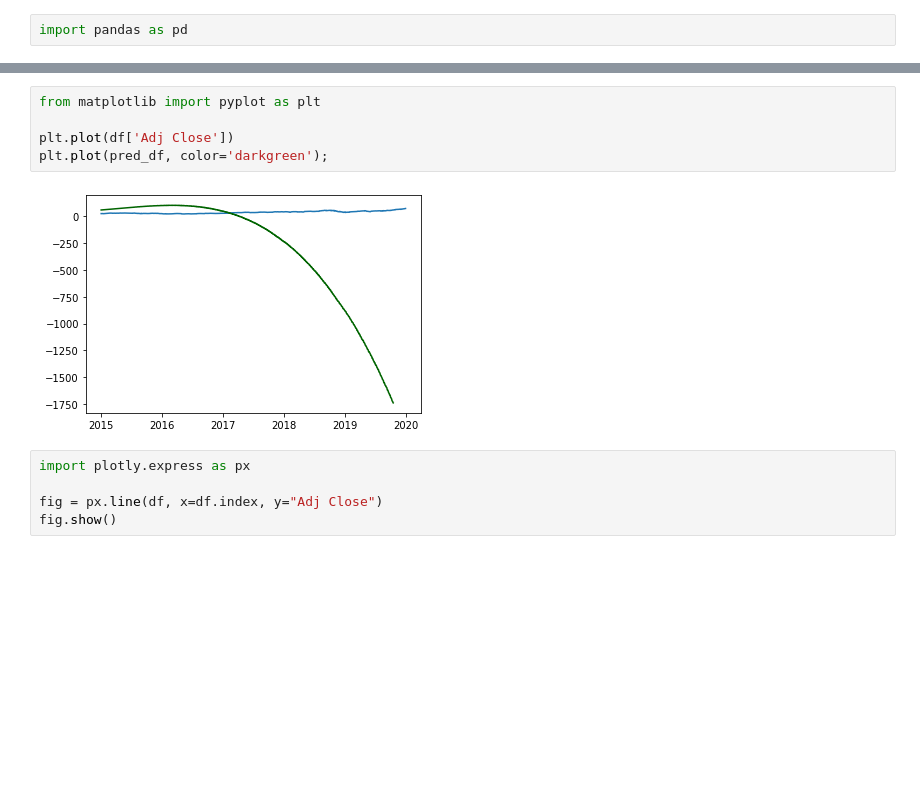
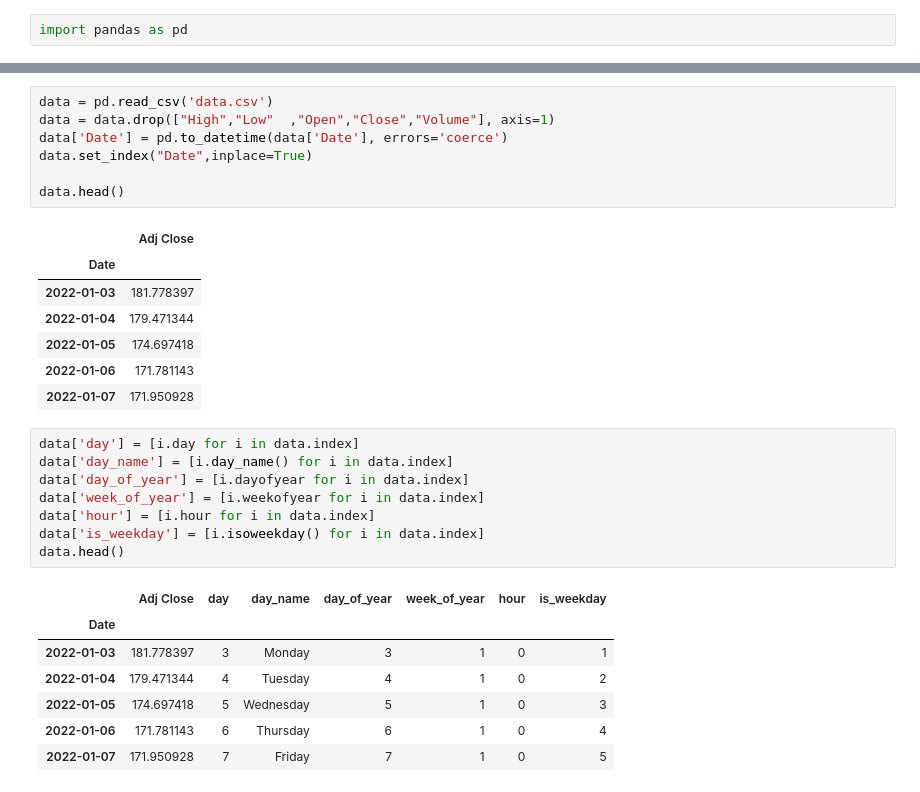
Before and after one commit to burakugurr/Auto-ML, a Jupyter notebook: test.ipynb, the cells around one changed output, grey strips where cells are left out. Drawn from its saved outputs; the diff is of its cells as text; blank space fills up the shorter version.

```diff
--- a/test.ipynb
+++ b/test.ipynb
@@ -270,12 +3,31 @@ pred_df
-# %%
-from matplotlib import pyplot as plt
-
-plt.plot(df['Adj Close'])
-plt.plot(pred_df, color='darkgreen');
-# %% [output]
-[figure, removed]
-# %%
-import plotly.express as px
-
-fig = px.line(df, x=df.index, y="Adj Close")
-fig.show()
+# %%
+data = pd.read_csv('data.csv')
+data = data.drop(["High","Low"	,"Open","Close","Volume"], axis=1)
+data['Date'] = pd.to_datetime(data['Date'], errors='coerce')
+data.set_index("Date",inplace=True)
+
+data.head()
+# %% [output]
+|  | Adj Close |
+| Date |  |
+| 2022-01-03 | 181.778397 |
+| 2022-01-04 | 179.471344 |
+| 2022-01-05 | 174.697418 |
+| 2022-01-06 | 171.781143 |
+| 2022-01-07 | 171.950928 |
+# %%
+data['day'] = [i.day for i in data.index]
+data['day_name'] = [i.day_name() for i in data.index]
+data['day_of_year'] = [i.dayofyear for i in data.index]
+data['week_of_year'] = [i.weekofyear for i in data.index]
+data['hour'] = [i.hour for i in data.index]
+data['is_weekday'] = [i.isoweekday() for i in data.index]
+data.head()
+# %% [output]
+|  | Adj Close | day | day_name | day_of_year | week_of_year | hour | is_weekday |
+| Date |  |  |  |  |  |  |  |
+| 2022-01-03 | 181.778397 | 3 | Monday | 3 | 1 | 0 | 1 |
+| 2022-01-04 | 179.471344 | 4 | Tuesday | 4 | 1 | 0 | 2 |
+| 2022-01-05 | 174.697418 | 5 | Wednesday | 5 | 1 | 0 | 3 |
+| 2022-01-06 | 171.781143 | 6 | Thursday | 6 | 1 | 0 | 4 |
+| 2022-01-07 | 171.950928 | 7 | Friday | 7 | 1 | 0 | 5 |
```
Also changed, not shown: parts of 33 cells of this notebook, 8 other files.
